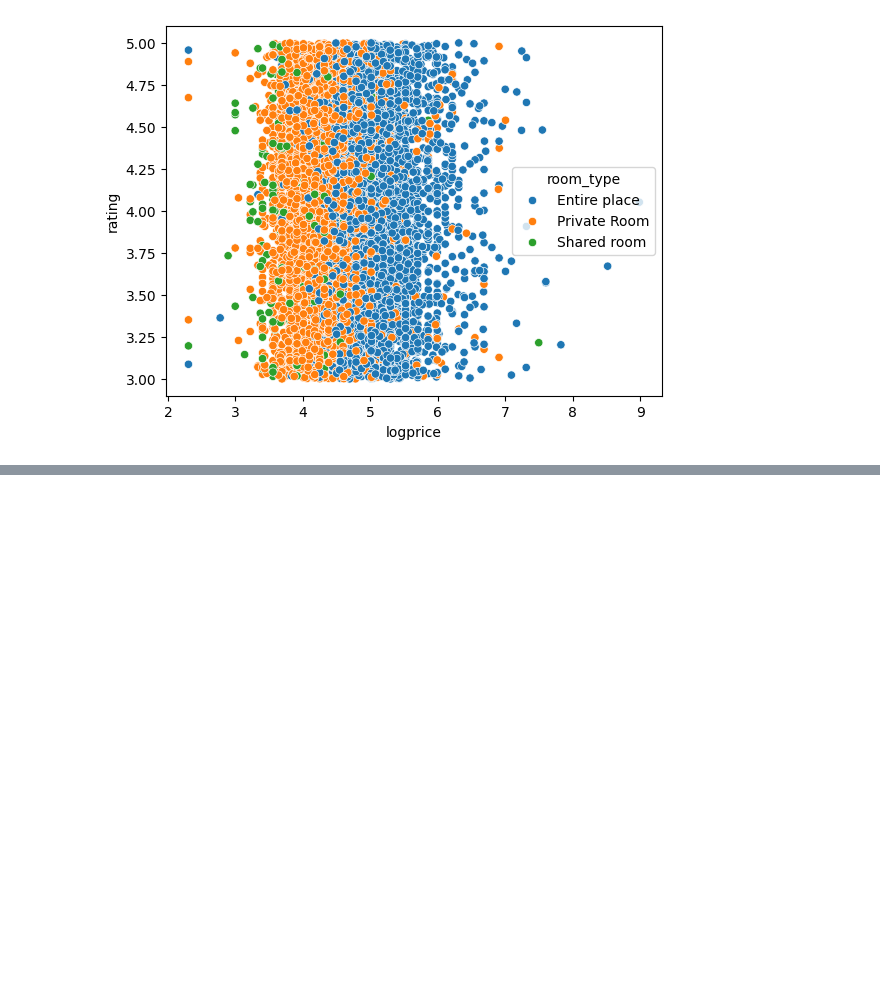
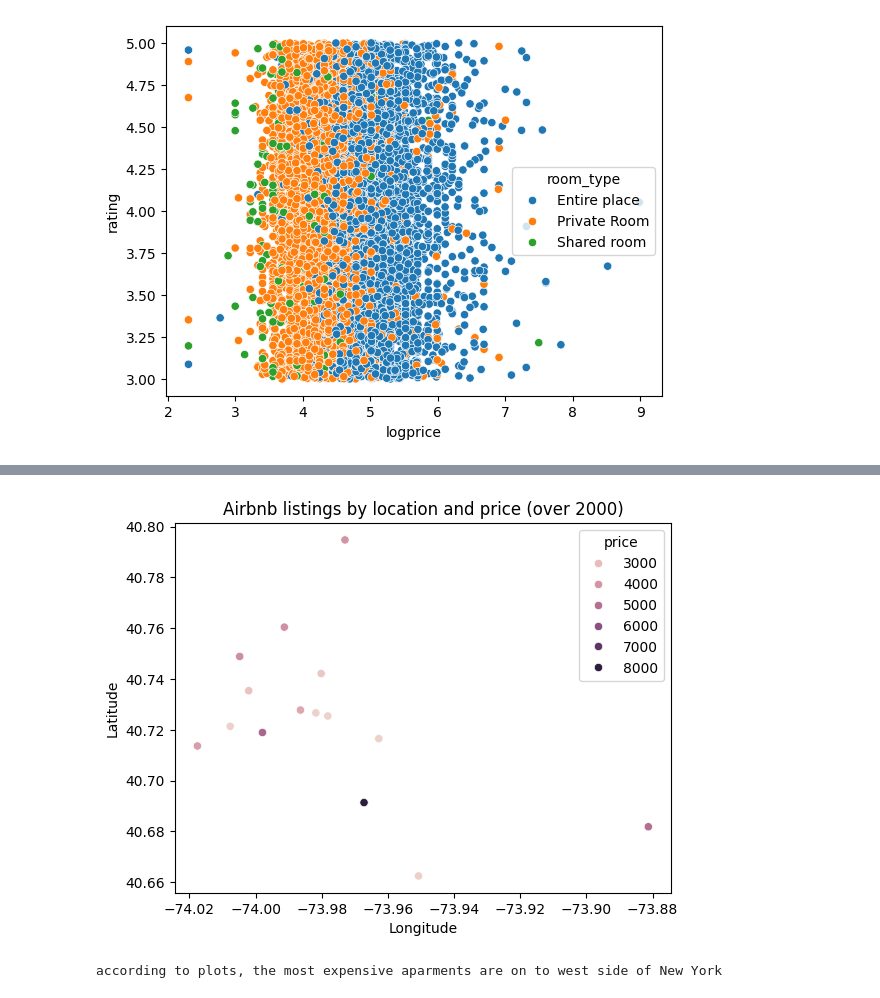
Before and after one commit to kflisikowsky/Data_Analysis_Workshops, a Jupyter notebook: Kopia notatnika Cleaning_Data_in_Python_live_session.ipynb, the cells around one changed output, grey strips where cells are left out. Cells and saved outputs as stored; diff of their text form; code cells hidden in the pictures; blank space fills up the shorter version.

```diff
--- a/Kopia notatnika Cleaning_Data_in_Python_live_session.ipynb
+++ b/Kopia notatnika Cleaning_Data_in_Python_live_session.ipynb
@@ -895,0 +923,14 @@ sns.scatterplot(airbnb, x = 'logprice', y = 'rating', hue='room_type' )
+# %%
+airbnb_over_2000=airbnb[airbnb['price']>2000]
+sns.scatterplot(data=airbnb_over_2000, x='longitude', y='latitude', hue='price')
+
+plt.title('Airbnb listings by location and price (over 2000)')
+plt.xlabel('Longitude')
+plt.ylabel('Latitude')
+plt.show()
+# %% [output]
+[figure, added]
+# %%
+print("according to plots, the most expensive aparments are on to west side of New York")
+# %% [output]
+according to plots, the most expensive aparments are on to west side of New York
```
Also changed, not shown: parts of 8 cells of this notebook.
